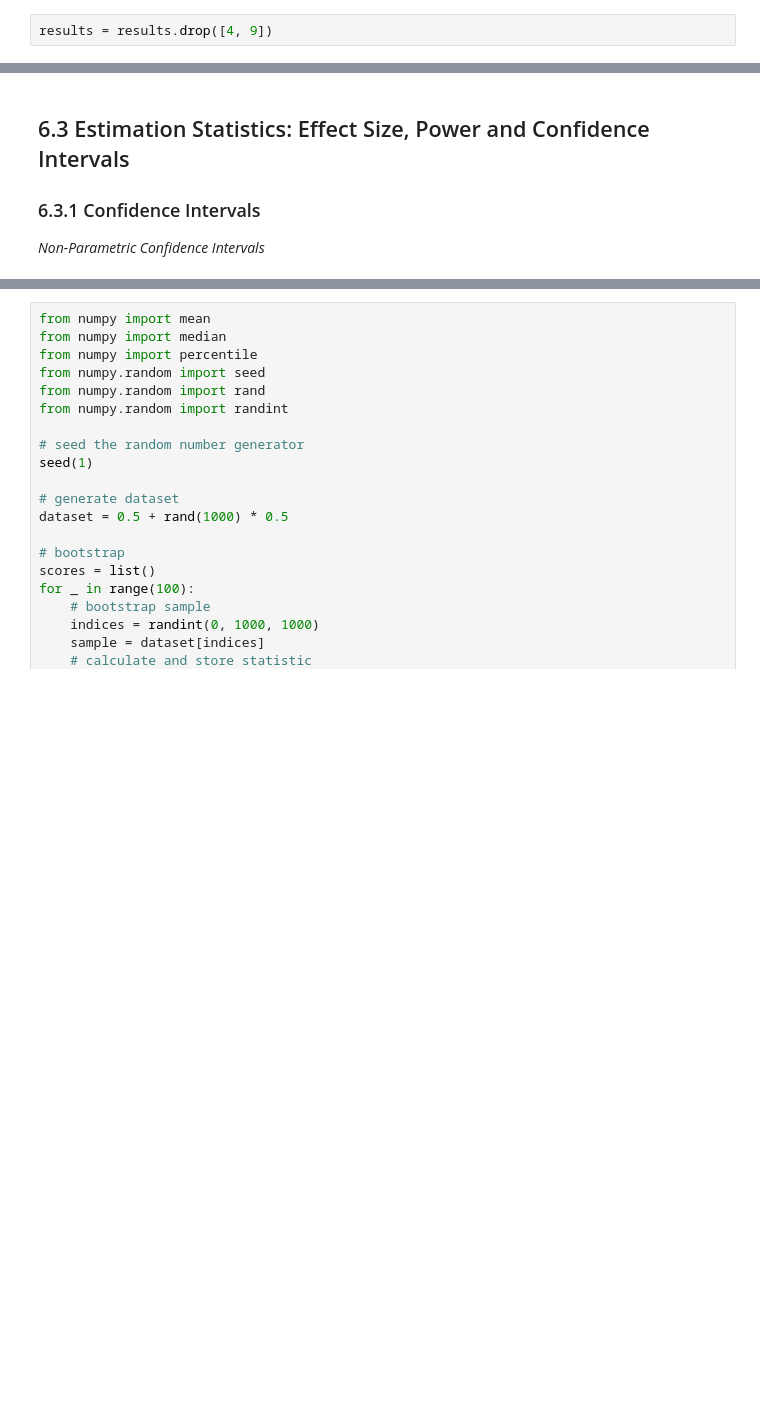
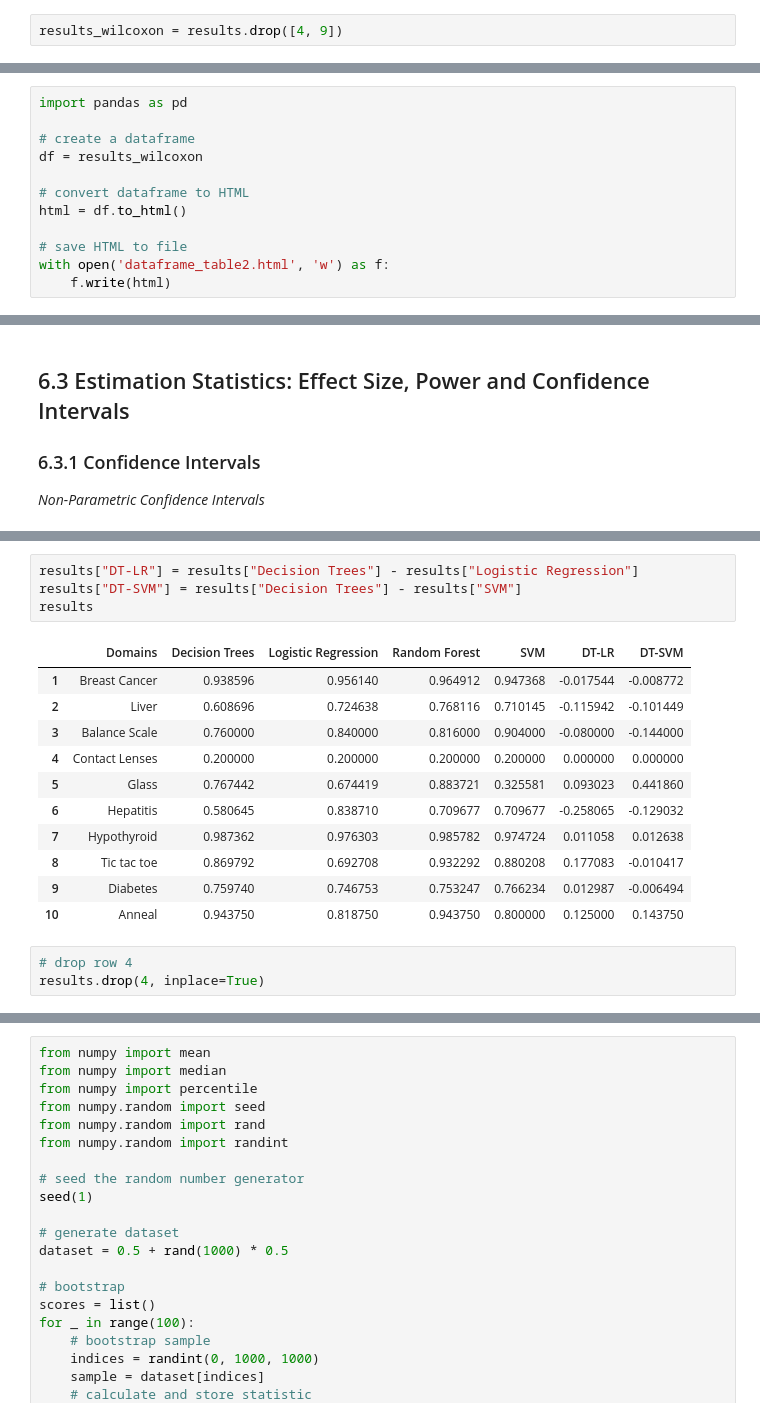
Before and after one commit to zoisboukouvalas/MachineLearningEvaluation_TowardsReliableResponsibleAI, a Jupyter notebook: Part_II/Chapter-6-Statistical-Significance/StatisticalSignificance_SO.ipynb, the cells around one changed output, grey strips where cells are left out. Cells and saved outputs as stored; diff of their text form; blank space fills up the shorter version.

```diff
--- a/Part_II/Chapter-6-Statistical-Significance/StatisticalSignificance_SO.ipynb
+++ b/Part_II/Chapter-6-Statistical-Significance/StatisticalSignificance_SO.ipynb
@@ -1041,5 +1053,5 @@ wilcoxon_test.statistic, wilcoxon_test.pvalue
 # %% [output]
 (8.0, 0.16142946236708333)
 # %%
-results = results.drop([4, 9])
+results_wilcoxon = results.drop([4, 9])
 # %%
@@ -1055,3 +1067,15 @@ results
 | 7 | 0.214850 | 0.974724 | -0.759874 | 0.759874 | 10 | -10.0 |
 | 8 | 0.708333 | 0.880208 | -0.171875 | 0.171875 | 6 | -6.0 |
 | 10 | 0.281250 | 0.800000 | -0.518750 | 0.518750 | 9 | -9.0 |
+# %%
+import pandas as pd
+
+# create a dataframe
+df = results_wilcoxon
+
+# convert dataframe to HTML
+html = df.to_html()
+
+# save HTML to file
+with open('dataframe_table2.html', 'w') as f:
+    f.write(html)
@@ -1913,0 +2016,19 @@ SVM - Average difference of the empirical error estimates: 0.0032
+# %%
+results["DT-LR"] = results["Decision Trees"] - results["Logistic Regression"]
+results["DT-SVM"] = results["Decision Trees"] - results["SVM"]
+results
+# %% [output]
+|  | Domains | Decision Trees | Logistic Regression | Random Forest | SVM | DT-LR | DT-SVM |
+| 1 | Breast Cancer | 0.938596 | 0.956140 | 0.964912 | 0.947368 | -0.017544 | -0.008772 |
+| 2 | Liver | 0.608696 | 0.724638 | 0.768116 | 0.710145 | -0.115942 | -0.101449 |
+| 3 | Balance Scale | 0.760000 | 0.840000 | 0.816000 | 0.904000 | -0.080000 | -0.144000 |
+| 4 | Contact Lenses | 0.200000 | 0.200000 | 0.200000 | 0.200000 | 0.000000 | 0.000000 |
+| 5 | Glass | 0.767442 | 0.674419 | 0.883721 | 0.325581 | 0.093023 | 0.441860 |
+| 6 | Hepatitis | 0.580645 | 0.838710 | 0.709677 | 0.709677 | -0.258065 | -0.129032 |
+| 7 | Hypothyroid | 0.987362 | 0.976303 | 0.985782 | 0.974724 | 0.011058 | 0.012638 |
+| 8 | Tic tac toe | 0.869792 | 0.692708 | 0.932292 | 0.880208 | 0.177083 | -0.010417 |
+| 9 | Diabetes | 0.759740 | 0.746753 | 0.753247 | 0.766234 | 0.012987 | -0.006494 |
+| 10 | Anneal | 0.943750 | 0.818750 | 0.943750 | 0.800000 | 0.125000 | 0.143750 |
+# %%
+# drop row 4
+results.drop(4, inplace=True)
```
Also changed, not shown: parts of 67 cells of this notebook.
